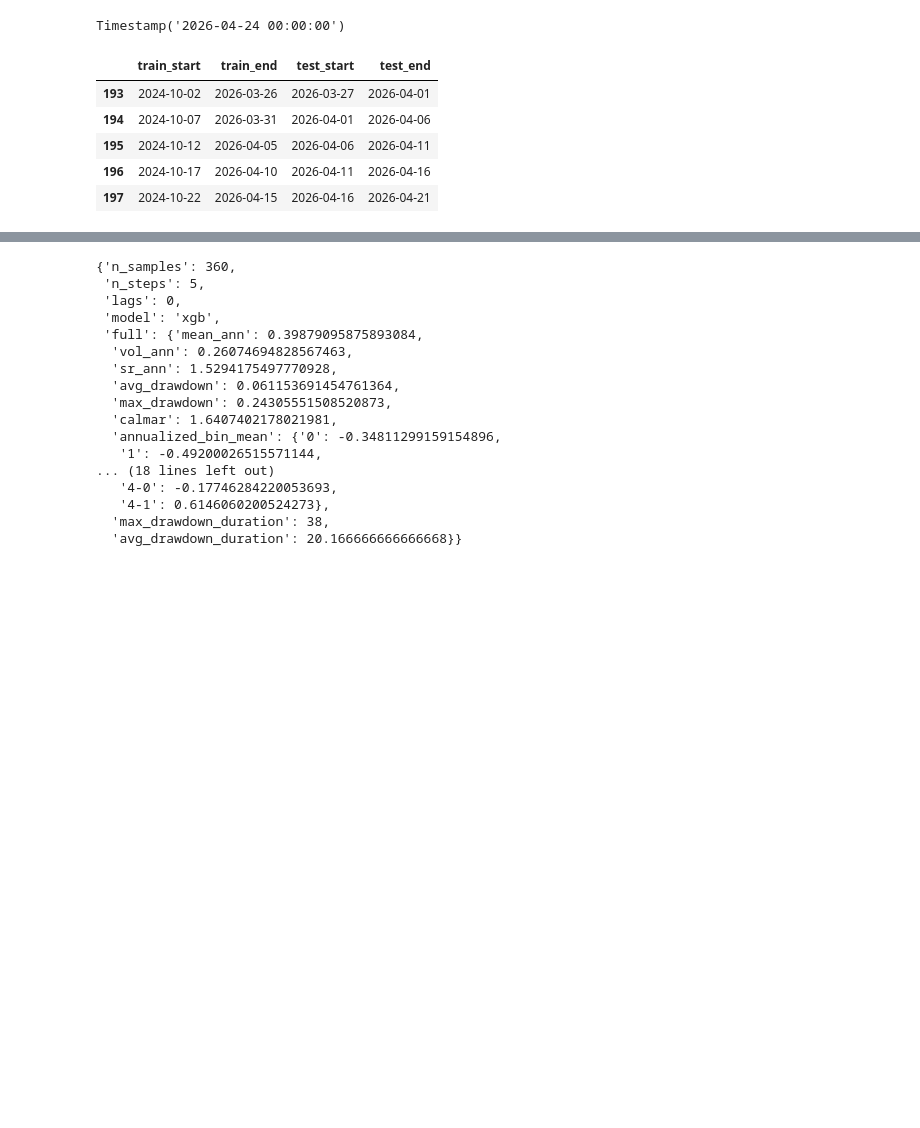
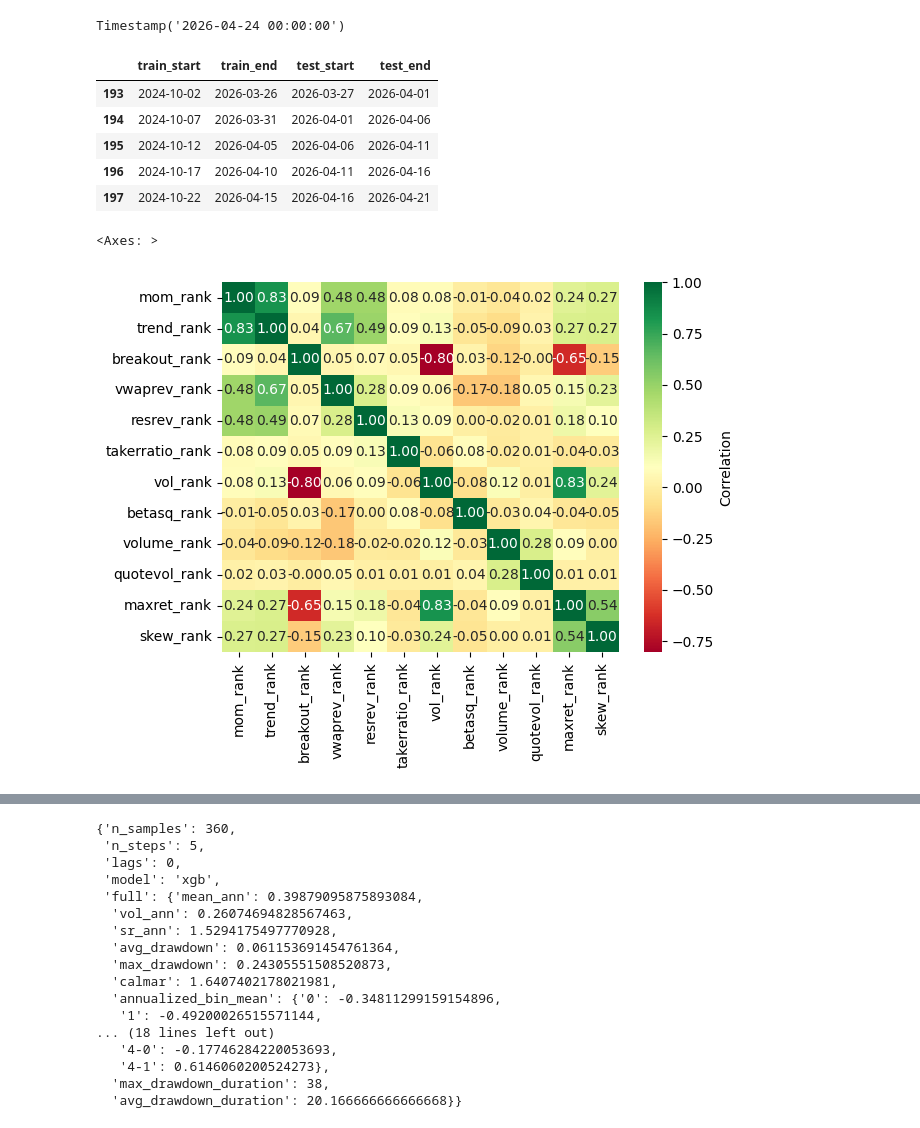
Before and after one commit to kcf1/Multistrat, a Jupyter notebook: strategies/research/double_sort.ipynb, the cells around one changed output, grey strips where cells are left out. Saved outputs shown, nothing was run; the diff lists cells and outputs as text; code cells hidden in the pictures; blank space fills up the shorter version.

```diff
--- a/strategies/research/double_sort.ipynb
+++ b/strategies/research/double_sort.ipynb
@@ -329,9 +329,9 @@ mkt_idx = mkt_idx.reset_index()
 mkt_idx = mkt_idx.dropna()
 
 df = df.merge(mkt_idx, on='ts', how='left')
-df['revbeta'] = df.groupby('symbol',group_keys=False).apply(lambda x: x['log_return'].rolling(250).cov(x['mkt_return'])/x['log_return'].rolling(250).var())
-df['beta'] = df.groupby('symbol',group_keys=False).apply(lambda x: x['log_return'].rolling(250).cov(x['mkt_return'])/x['mkt_return'].rolling(250).var())
-df['resid_return'] = df['log_return'] - df['beta'] * df['mkt_return']
+df['revbeta'] = df.groupby('symbol',group_keys=False).apply(lambda x: x['norm_return'].rolling(250).cov(x['mkt_return'])/x['norm_return'].rolling(250).var())
+df['beta'] = df.groupby('symbol',group_keys=False).apply(lambda x: x['norm_return'].rolling(250).cov(x['mkt_return'])/x['mkt_return'].rolling(250).var())
+df['resid_return'] = df['norm_return'] - df['beta'] * df['mkt_return']
 
 df['mom_score'] = df.groupby('symbol',group_keys=False).apply(get_mom_score)
 df['trend_score'] = df.groupby('symbol',group_keys=False).apply(get_trend_score)
@@ -347,6 +347,10 @@ df['vol_score'] = df.groupby('symbol',group_keys=False).apply(get_vol_score)
 df['volume_score'] = df.groupby('symbol',group_keys=False).apply(get_volume_score)
 df['quotevol_score'] = df.groupby('symbol',group_keys=False).apply(get_quotevol_score)
 df['retvolcor_score'] = df.groupby('symbol',group_keys=False).apply(get_retvolcor_score)
+
+df['betasq_score'] = df.groupby('symbol',group_keys=False).apply(get_betasq_score)
+df['revbetasq_score'] = df.groupby('symbol',group_keys=False).apply(get_revbetasq_score)
+df['resrev_score'] = df.groupby('symbol',group_keys=False).apply(get_resrev_score)
 
 df = df.dropna()
 
@@ -367,6 +371,10 @@ df['maxret_rank'] = df.groupby(['ts','volume_bin'])['maxret_score'].rank(pct=Tru
 df['skew_rank'] = df.groupby(['ts','volume_bin'])['skew_score'].rank(pct=True)
 df['vol_rank'] = df.groupby(['ts','volume_bin'])['vol_score'].rank(pct=True)
 df['retvolcor_rank'] = df.groupby(['ts','volume_bin'])['retvolcor_score'].rank(pct=True)
+
+df['betasq_rank'] = df.groupby(['ts','volume_bin'])['betasq_score'].rank(pct=True)
+df['resrev_rank'] = df.groupby(['ts','volume_bin'])['resrev_score'].rank(pct=True)
+df['revbetasq_rank'] = df.groupby(['ts','volume_bin'])['revbetasq_score'].rank(pct=True)
 # %% [markdown]
 ## Train Split
 # %%
@@ -766,4 +777,9 @@ x_cols = ['mom_rank','trend_rank','breakout_rank','vwaprev_rank','takerratio_ran
 y_cols = ['ts','symbol','vol_weight','vol_weighted_return','fwd_return']
+# %%
+sns.heatmap(df[x_cols].corr(),annot=True, fmt='.2f', cmap='RdYlGn', cbar_kws={'label': 'Correlation'})
+# %% [output]
+<Axes: >
+[figure, added]
 # %%
 from tqdm import tqdm
 import warnings
```
Also changed, not shown: parts of 7 cells of this notebook, 30 other files.
